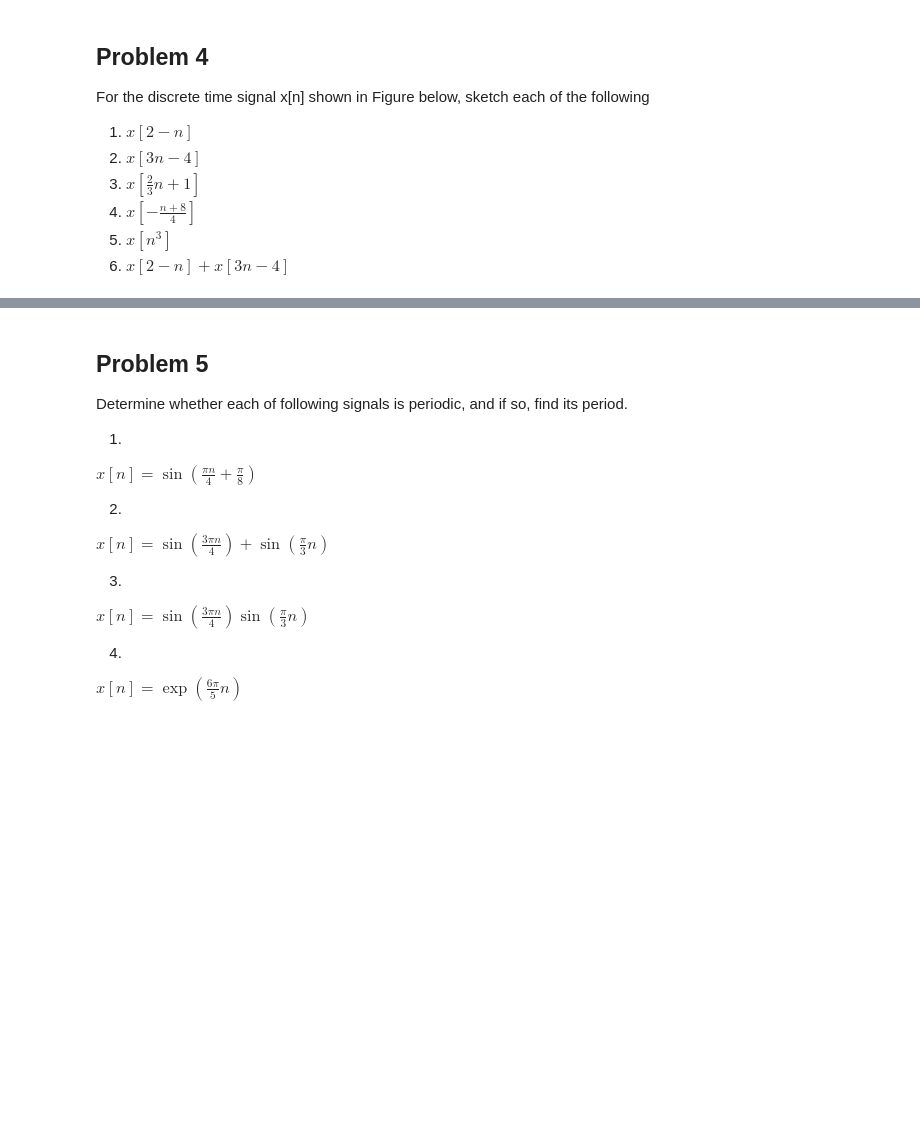
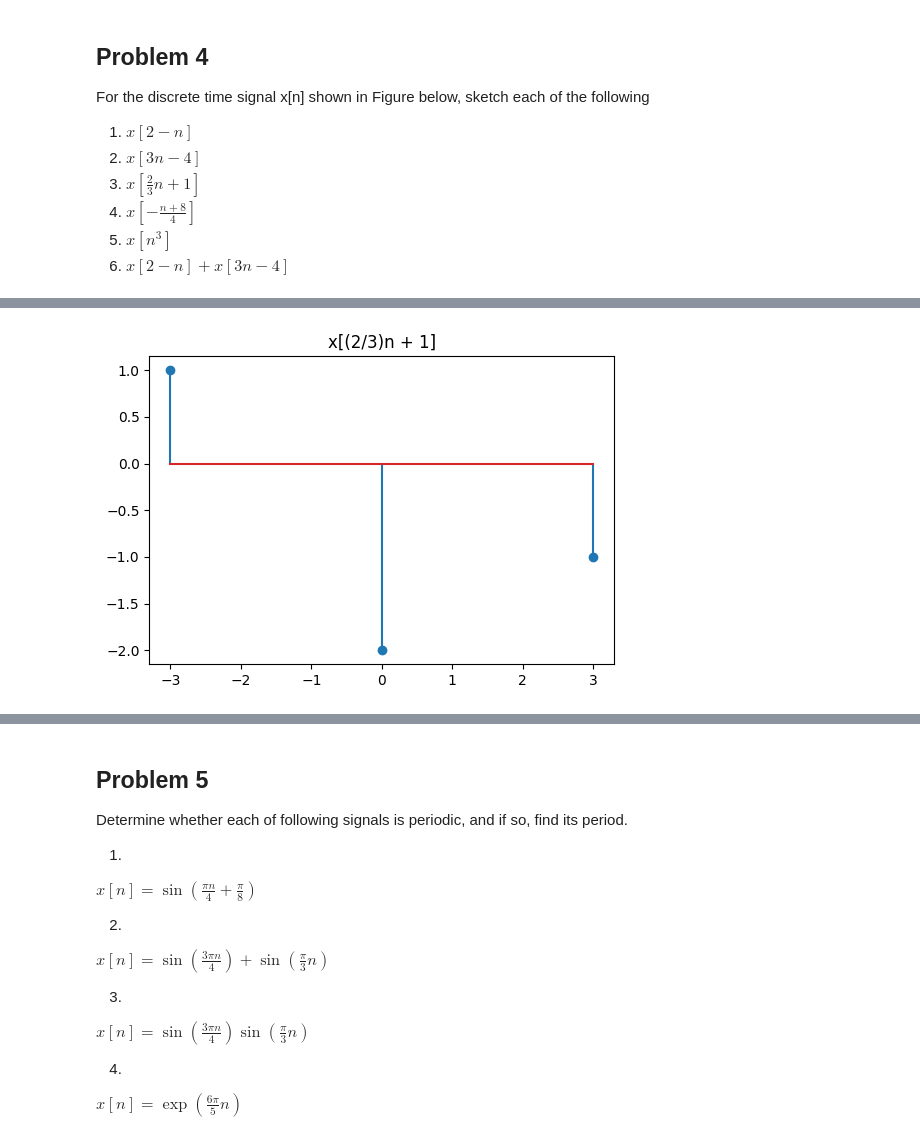
Before and after one commit to patthadon-p/CEDT-2110203-CEM-II, a Jupyter notebook: signal/homework-1/code/signal-homework-01-notebook.ipynb, the cells around one changed output, grey strips where cells are left out. Cells and saved outputs as stored; diff of their text form; code cells hidden in the pictures; blank space fills up the shorter version.

```diff
--- a/signal/homework-1/code/signal-homework-01-notebook.ipynb
+++ b/signal/homework-1/code/signal-homework-01-notebook.ipynb
@@ -302,0 +361,18 @@ plt.show()
+# %%
+# 4.3.
+
+fig = plt.figure(figsize=(6, 4))
+
+t = np.arange(-2, 4)
+x_t = np.array([-3, 1, 2, -2, 3, -1])
+
+x_t, t = transform_signal(x_t, t, lambda x: (x - 1) * 3 / 2)
+
+plt.stem(t, x_t)
+plt.title("x[(2/3)n + 1]")
+
+plt.savefig("../images/problem_4_3.png", dpi=300, bbox_inches="tight")
+
+plt.show()
+# %% [output]
+[figure, added]
```
Also changed, not shown: parts of 8 cells of this notebook, 10 other files.
